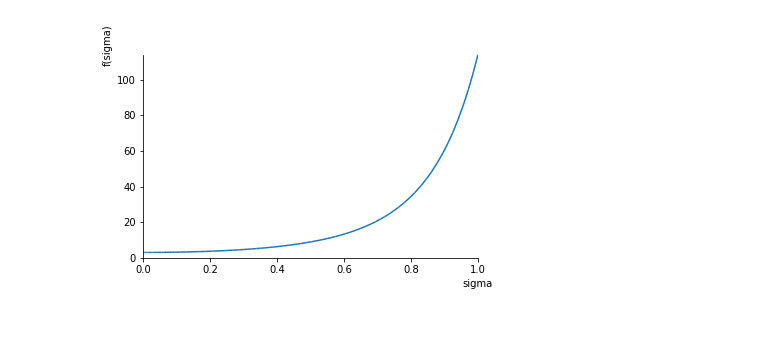
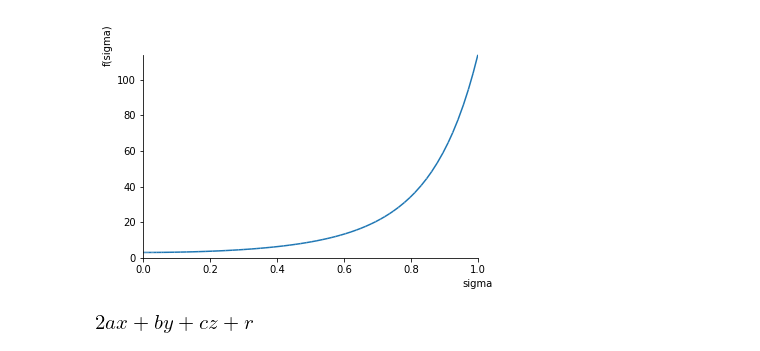
Before and after one commit to CleggTom/Bacteria_EcoFunc, a Jupyter notebook: notebooks/Untitled1.ipynb, the cells around one changed output. Cells and saved outputs as stored; diff of their text form; code cells hidden in the pictures; blank space fills up the shorter version.

```diff
--- a/notebooks/Untitled1.ipynb
+++ b/notebooks/Untitled1.ipynb
@@ -658,3 +658,12 @@ p_s = plot(skew,(s,0,1))
 p_s = plot(kurt,(s,0,1))
 # %% [output]
 [figure]
+# %%
+x,y,z = var("x,y,z")
+r,a,b,c = var("r,a,b,c")
+
+dx = x*r + a*x*x + b*y*x + c*z*x
+
+dx.diff(x)
+# %% [output]
+[figure, added]
```
Also changed, not shown: 4 other files.
